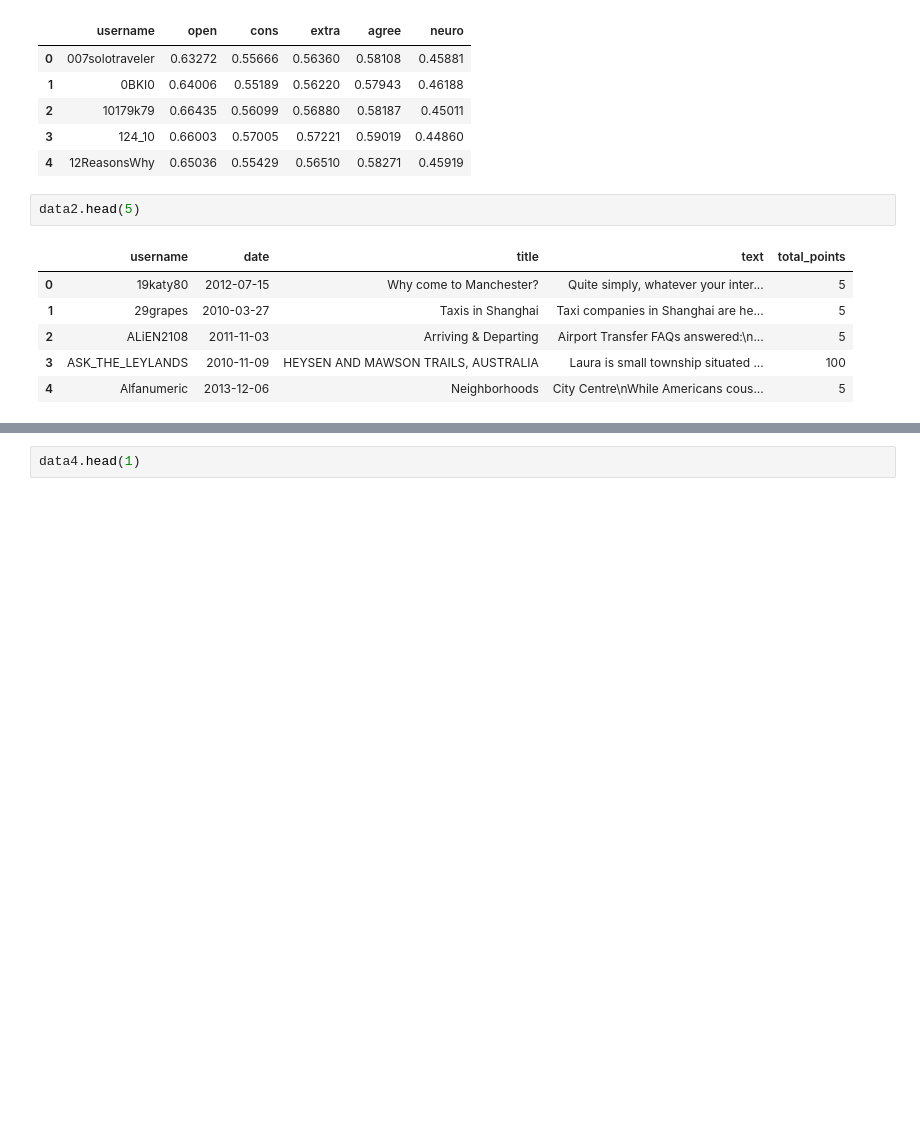
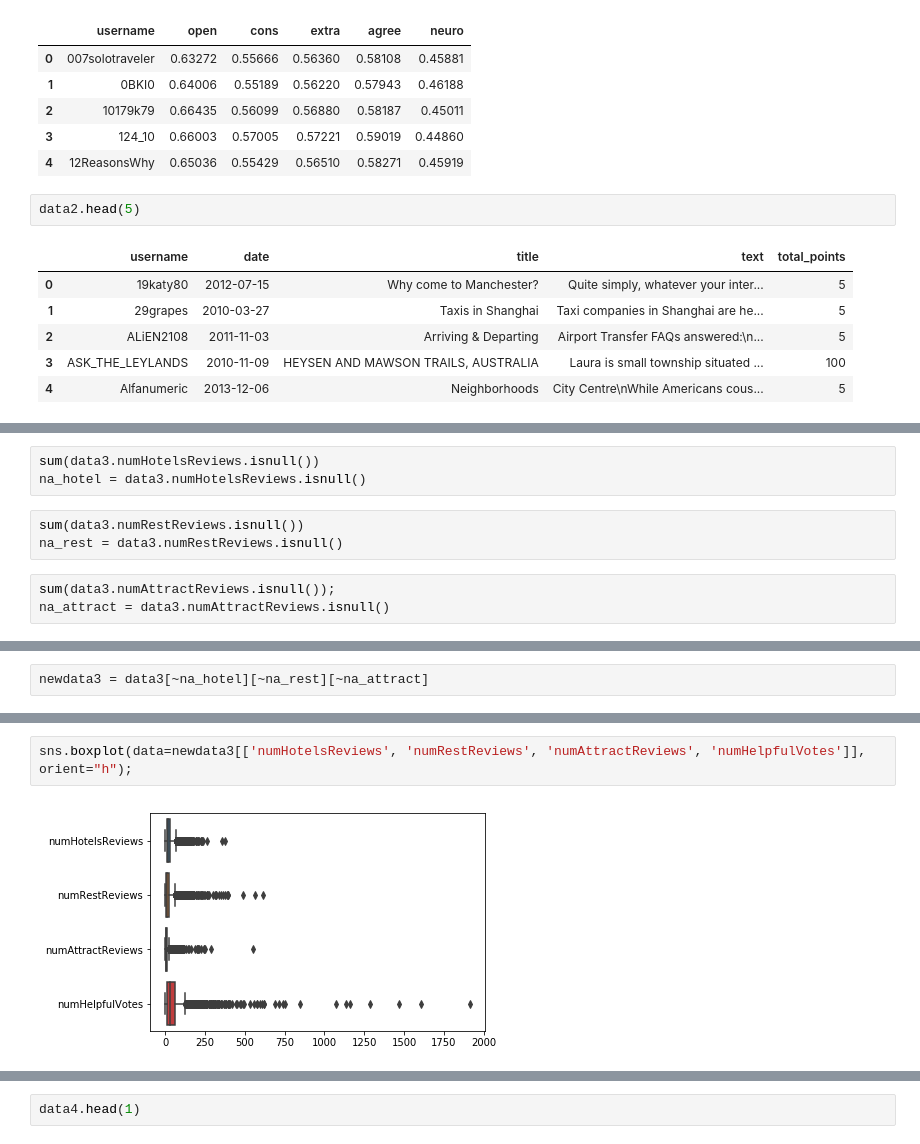
Before and after one commit to acrowise/travel-time-rec, a Jupyter notebook: tripadvisor_personality_EDA.ipynb, the cells around one changed output, grey strips where cells are left out. Drawn from its saved outputs; the diff is of its cells as text; blank space fills up the shorter version.

```diff
--- a/tripadvisor_personality_EDA.ipynb
+++ b/tripadvisor_personality_EDA.ipynb
@@ -56,0 +78,9 @@ data3.head(3)
+# %%
+sum(data3.numHotelsReviews.isnull())
+na_hotel = data3.numHotelsReviews.isnull()
+# %%
+sum(data3.numRestReviews.isnull())
+na_rest = data3.numRestReviews.isnull()
+# %%
+sum(data3.numAttractReviews.isnull());
+na_attract = data3.numAttractReviews.isnull()
@@ -56,0 +92,2 @@ data3.head(3)
+# %%
+newdata3 = data3[~na_hotel][~na_rest][~na_attract]
@@ -56,0 +103,4 @@ data3.head(3)
+# %%
+sns.boxplot(data=newdata3[['numHotelsReviews', 'numRestReviews', 'numAttractReviews', 'numHelpfulVotes']], orient="h");
+# %% [output]
+[figure, added]
```
Also changed, not shown: parts of 47 cells of this notebook.
